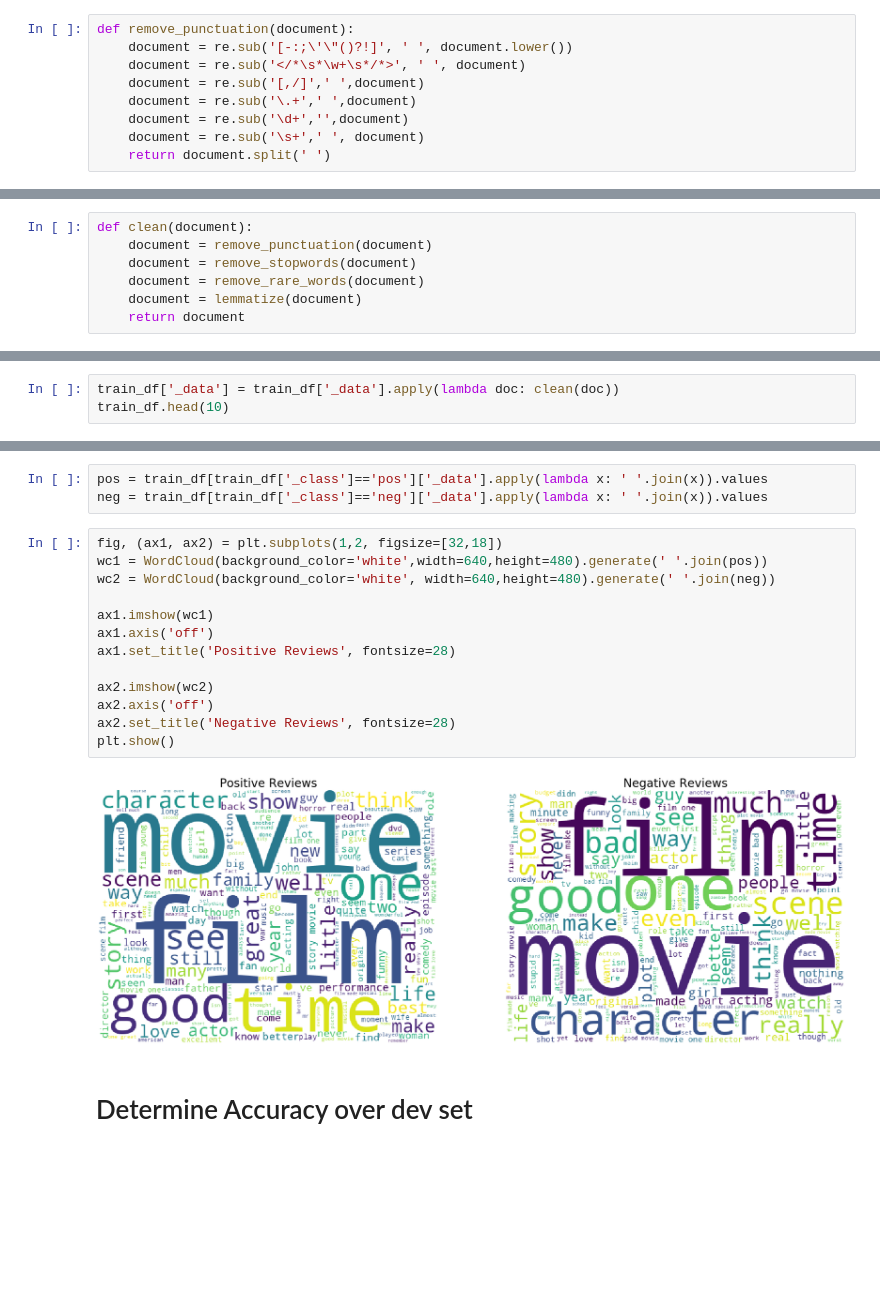
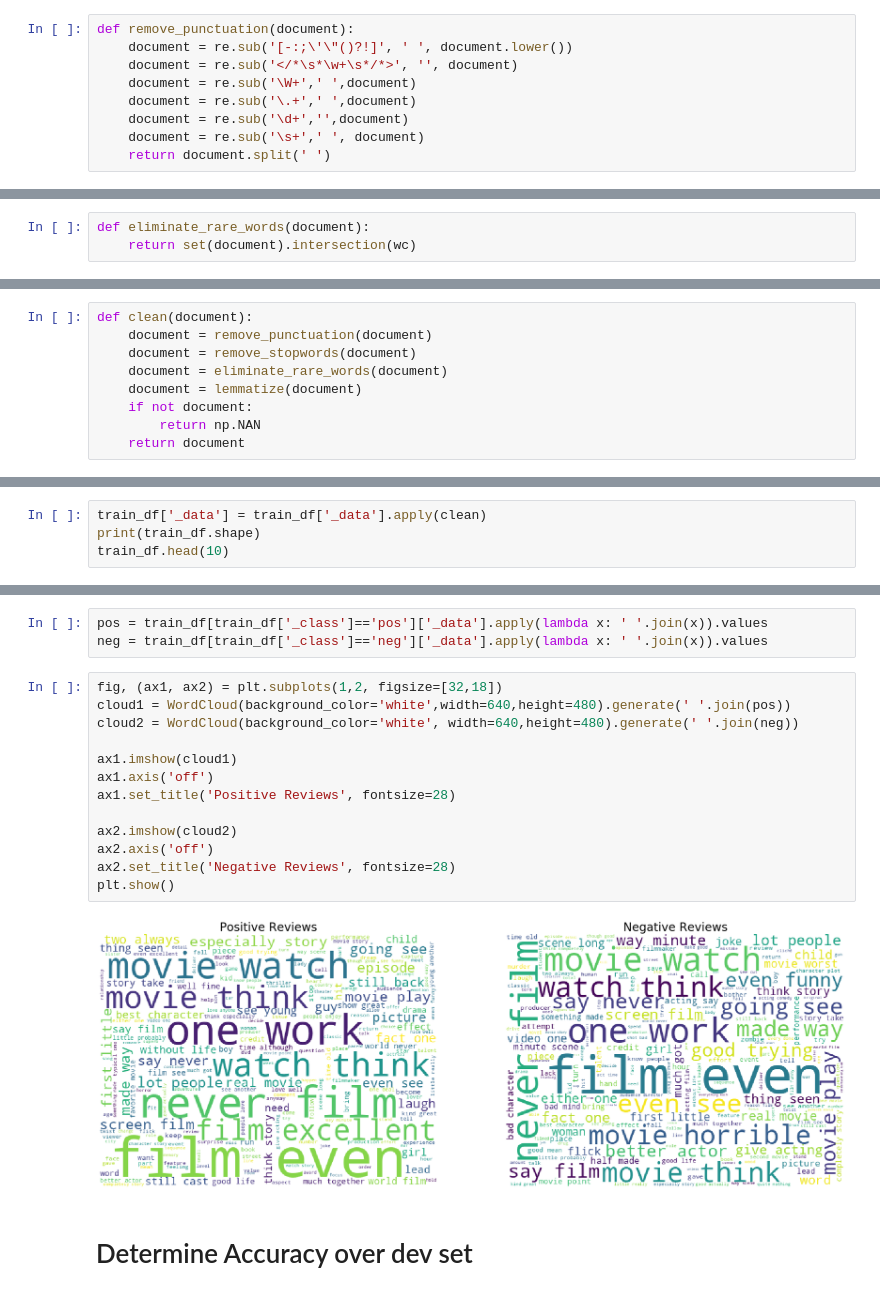
Before and after one commit to harsha993/sa-nb-review, a Jupyter notebook: nb.ipynb, the cells around one changed output, grey strips where cells are left out. Saved outputs shown, nothing was run; the diff lists cells and outputs as text; blank space fills up the shorter version.

Commit message:
Data cleanup complete

```diff
--- a/nb.ipynb
+++ b/nb.ipynb
@@ -80,8 +57,8 @@ dev_df.head()
 # %%
 def remove_punctuation(document):
     document = re.sub('[-:;\'\"()?!]', ' ', document.lower())
-    document = re.sub('</*\s*\w+\s*/*>', ' ', document)
-    document = re.sub('[,/]',' ',document)
+    document = re.sub('</*\s*\w+\s*/*>', '', document)
+    document = re.sub('\W+',' ',document)
     document = re.sub('\.+',' ',document)
     document = re.sub('\d+','',document)
     document = re.sub('\s+',' ', document)
@@ -108,3 +95,6 @@ def remove_rare_words(document):
+# %%
+def eliminate_rare_words(document):
+    return set(document).intersection(wc)
 # %%
 def lemmatize(document):
     return [lmtzr.lemmatize(word) for word in document]
@@ -112,6 +102,8 @@ def lemmatize(document):
 def clean(document):
     document = remove_punctuation(document)
     document = remove_stopwords(document)
-    document = remove_rare_words(document)
+    document = eliminate_rare_words(document)
     document = lemmatize(document)
+    if not document:
+        return np.NAN
     return document
@@ -118,4 +115,5 @@ def clean(document):
 # %%
-train_df['_data'] = train_df['_data'].apply(lambda doc: clean(doc))
+train_df['_data'] = train_df['_data'].apply(clean)
+print(train_df.shape)
 train_df.head(10)
 # %% [output]
@@ -150,18 +151,18 @@ pos = train_df[train_df['_class']=='pos']['_data'].apply(lambda x: ' '.join(x)).
 neg = train_df[train_df['_class']=='neg']['_data'].apply(lambda x: ' '.join(x)).values
 # %%
 fig, (ax1, ax2) = plt.subplots(1,2, figsize=[32,18])
-wc1 = WordCloud(background_color='white',width=640,height=480).generate(' '.join(pos))
-wc2 = WordCloud(background_color='white', width=640,height=480).generate(' '.join(neg))
+cloud1 = WordCloud(background_color='white',width=640,height=480).generate(' '.join(pos))
+cloud2 = WordCloud(background_color='white', width=640,height=480).generate(' '.join(neg))
 
-ax1.imshow(wc1)
+ax1.imshow(cloud1)
 ax1.axis('off')
 ax1.set_title('Positive Reviews', fontsize=28)
 
-ax2.imshow(wc2)
+ax2.imshow(cloud2)
 ax2.axis('off')
 ax2.set_title('Negative Reviews', fontsize=28)
 plt.show()
 # %% [output]
-[figure, old version]
+[figure, new version]
 # %% [markdown]
 # Determine Accuracy over dev set
```
Also changed, not shown: parts of 25 cells of this notebook.
